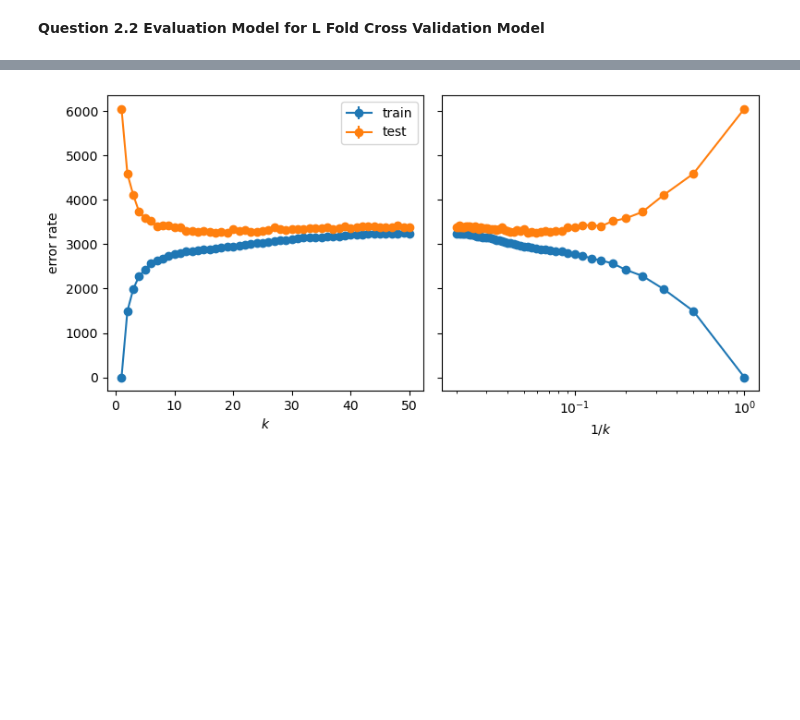
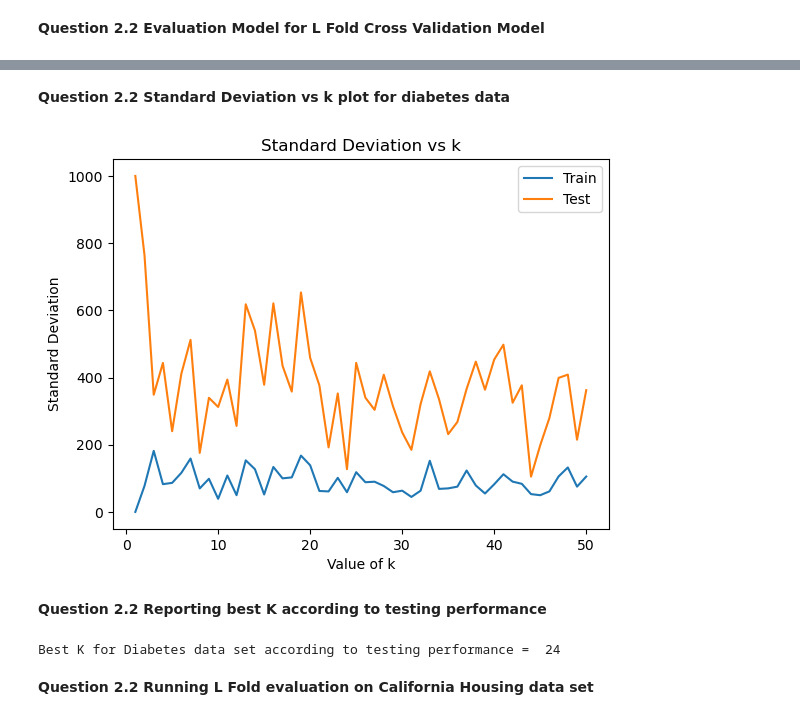
Before and after one commit to DarrenYee/Master-of-Artificial-Intelligence-Y2S1, a Jupyter notebook: FIT5201_N/FIT5201 Assignment 1/FIT5201 Assignment 1 Task 1 KNN Regressor.ipynb, the cells around one changed output, grey strips where cells are left out. Cells and saved outputs as stored; diff of their text form; code cells hidden in the pictures; blank space fills up the shorter version.

```diff
--- a/FIT5201_N/FIT5201 Assignment 1/FIT5201 Assignment 1 Task 1 KNN Regressor.ipynb
+++ b/FIT5201_N/FIT5201 Assignment 1/FIT5201 Assignment 1 Task 1 KNN Regressor.ipynb
@@ -218,0 +232,29 @@ def evaluation_l_fold(max_k, cv,data,target):
+# %%
+def l_fold_plot (max_k, plot, test_mean, test_std , test_con, train_mean, train_std, train_con):
+
+    if plot == 1:
+        plt.errorbar(range(1, max_k + 1), train_mean, yerr=train_std, label='Train')
+        plt.errorbar(range(1, max_k + 1), test_mean, yerr=test_std, label='Test')
+        plt.xlabel('Value of k')
+        plt.ylabel('Mean Squared Error with std deviation error bar')
+        plt.title('Mean Squared Error vs k')
+        plt.legend()
+        plt.show()
+
+    elif plot == 2:
+        plt.errorbar(range(1, max_k + 1), train_std, label='Train')
+        plt.errorbar(range(1, max_k + 1), test_std, label='Test')
+        plt.xlabel('Value of k')
+        plt.ylabel('Standard Deviation')
+        plt.title('Standard Deviation vs k')
+        plt.legend()
+        plt.show()
+
+    else:
+        plt.errorbar(range(1, max_k + 1), train_mean, yerr=train_con, label='Train')
+        plt.errorbar(range(1, max_k + 1), test_mean, yerr=test_con, label='Test')
+        plt.xlabel('Value of k')
+        plt.ylabel('Mean Squared Error with confidence interval error bar')
+        plt.title('Mean Squared Error vs k')
+        plt.legend()
+        plt.show()
@@ -218,0 +263,3 @@ def evaluation_l_fold(max_k, cv,data,target):
+# %%
+max_k = 50
+test_mean_diabetes, test_std_diabetes , test_con_diabetes, train_mean_diabetes, train_std_diabetes, train_con_diabetes= evaluation_l_fold(max_k=max_k, cv=LFold(5, random_state=0),data = diabetes.data,target = diabetes.target)
@@ -219,6 +272,15 @@ def evaluation_l_fold(max_k, cv,data,target):
+# %% [markdown]
+**Question 2.2 Standard Deviation vs k plot for diabetes data**
 # %%
-max_k = 50
-test_mean, test_std , train_mean, train_std = evaluation_l_fold(max_k=max_k, cv=LFold(5, random_state=0),data = diabetes.data,target = diabetes.target)
-plot (max_k,train_mean,test_mean)
+l_fold_plot (max_k, 2, test_mean_diabetes, test_std_diabetes , test_con_diabetes, train_mean_diabetes, train_std_diabetes, train_con_diabetes)
 # %% [output]
-[figure, old version]
+[figure, new version]
+# %% [markdown]
+**Question 2.2 Reporting best K according to testing performance**
+# %%
+best_test_diabetes = np.argmin(test_mean_diabetes)
+print ("Best K for Diabetes data set according to testing performance = ", best_test_diabetes + 1)
+# %% [output]
+Best K for Diabetes data set according to testing performance =  24
+# %% [markdown]
+**Question 2.2 Running L Fold evaluation on California Housing data set**
```
Also changed, not shown: parts of 41 cells of this notebook.
